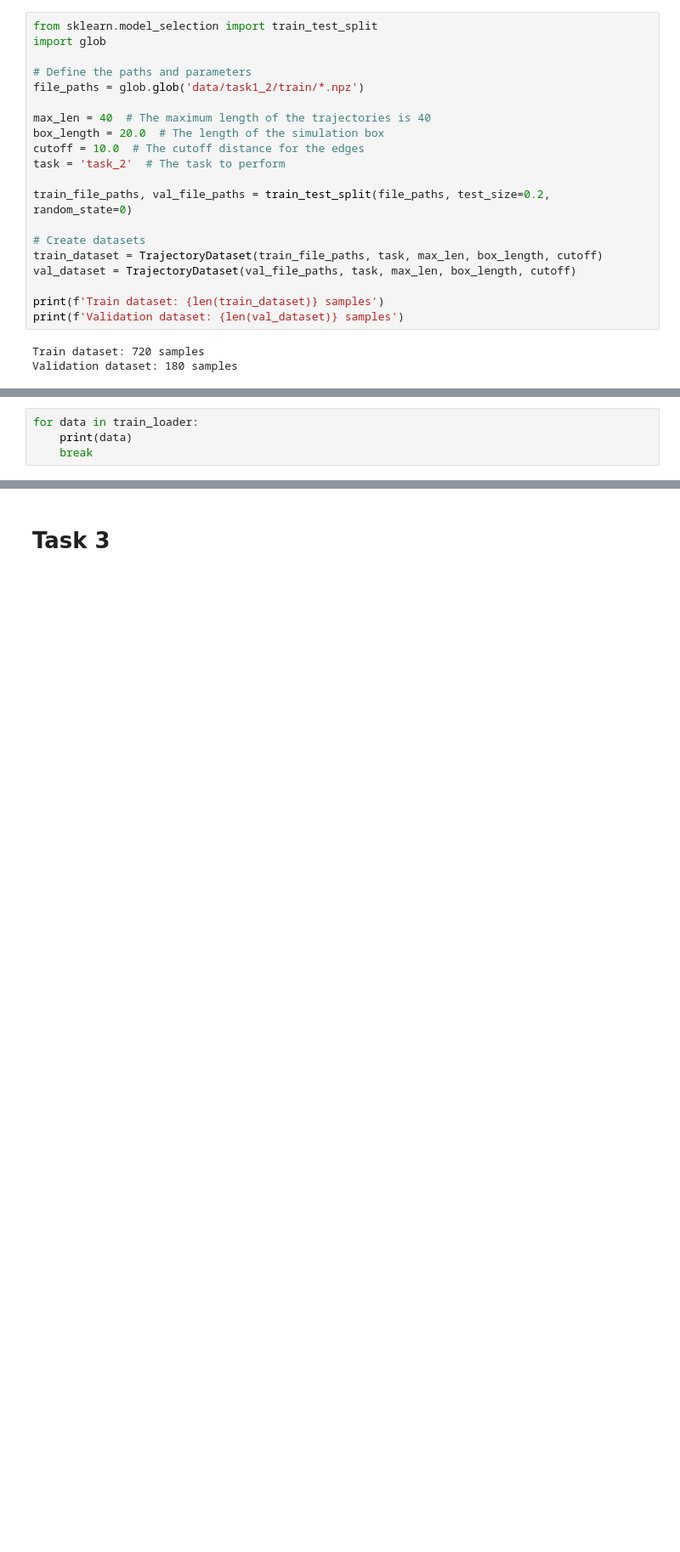
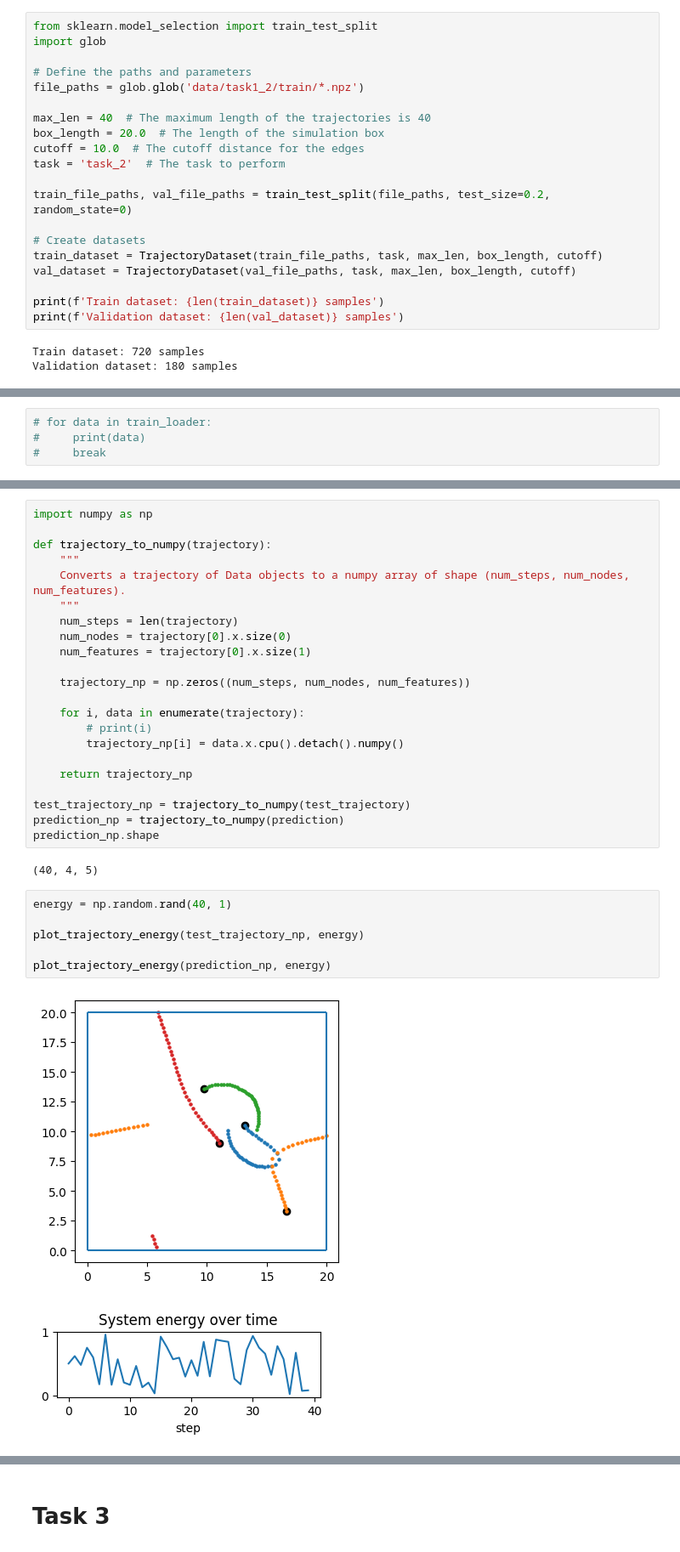
Before and after one commit to francescobrescia-tue/DeepLearningAssignment2, a Jupyter notebook: Assignment_2_Group_6.ipynb, the cells around one changed output, grey strips where cells are left out. Shown at 85% size. Cells and saved outputs as stored; diff of their text form; blank space fills up the shorter version.

```diff
--- a/Assignment_2_Group_6.ipynb
+++ b/Assignment_2_Group_6.ipynb
@@ -1076,4 +1056,4 @@ tensor([[0, 0, 1, 1, 2, 2],
 # %%
-for data in train_loader:
-    print(data)
-    break
+# for data in train_loader:
+#     print(data)
+#     break
@@ -1136,0 +1453,33 @@ ImportError: cannot import name 'WikiKG2' from 'torch_geometric.datasets' (/User
+# %%
+import numpy as np
+
+def trajectory_to_numpy(trajectory):
+    """
+    Converts a trajectory of Data objects to a numpy array of shape (num_steps, num_nodes, num_features).
+    """
+    num_steps = len(trajectory)
+    num_nodes = trajectory[0].x.size(0)
+    num_features = trajectory[0].x.size(1)
+
+    trajectory_np = np.zeros((num_steps, num_nodes, num_features))
+
+    for i, data in enumerate(trajectory):
+        # print(i)
+        trajectory_np[i] = data.x.cpu().detach().numpy()
+
+    return trajectory_np
+
+test_trajectory_np = trajectory_to_numpy(test_trajectory)
+prediction_np = trajectory_to_numpy(prediction)
+prediction_np.shape
+# %% [output]
+(40, 4, 5)
+# %%
+energy = np.random.rand(40, 1)
+
+plot_trajectory_energy(test_trajectory_np, energy)
+
+plot_trajectory_energy(prediction_np, energy)
+# %% [output]
+[figure, added]
+[figure, added]
```
Also changed, not shown: parts of 30 cells of this notebook, 1 other file.
